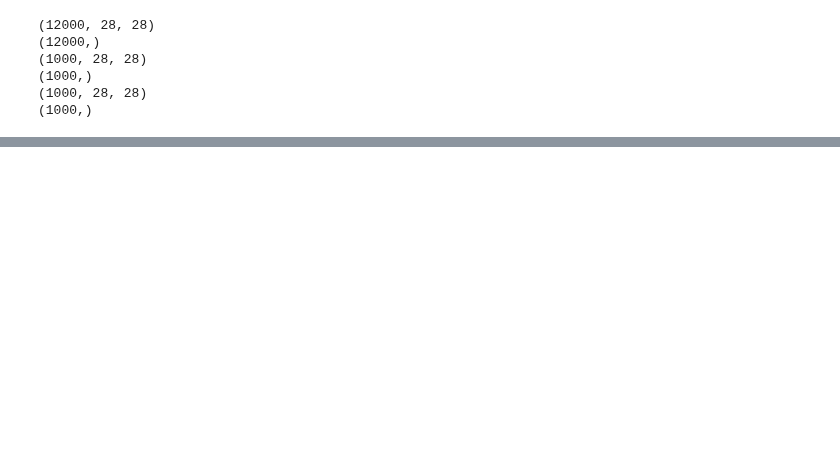
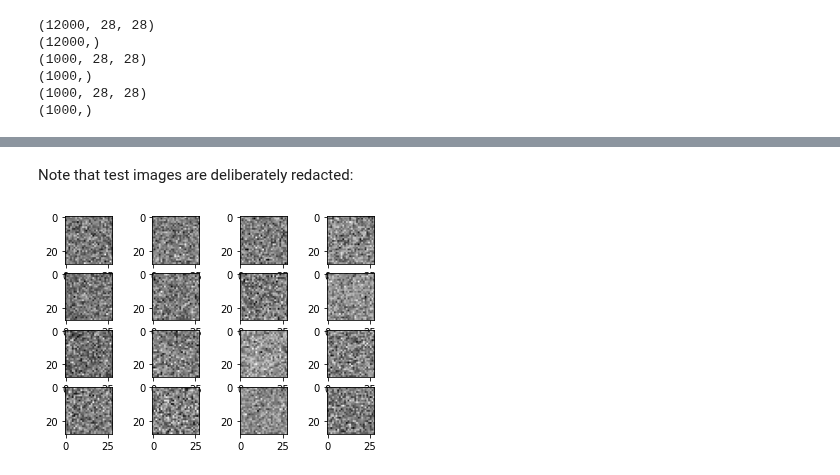
Before and after one commit to adamnpeace/comp90-cw1, a Jupyter notebook: data-download.ipynb, the cells around one changed output, grey strips where cells are left out. Saved outputs shown, nothing was run; the diff lists cells and outputs as text; code cells hidden in the pictures; blank space fills up the shorter version.

```diff
--- a/data-download.ipynb
+++ b/data-download.ipynb
@@ -35,0 +61,9 @@ for i in range(4):
+# %% [markdown]
+Note that test images are deliberately redacted:
+# %%
+f, axarr = plt.subplots(4,4)
+for i in range(4):
+    for j in range(4):
+        axarr[i, j].imshow(testxs[np.random.randint(0, len(devxs))].reshape(28, 28))
+# %% [output]
+[figure, added]
```
Also changed, not shown: parts of 8 cells of this notebook.
